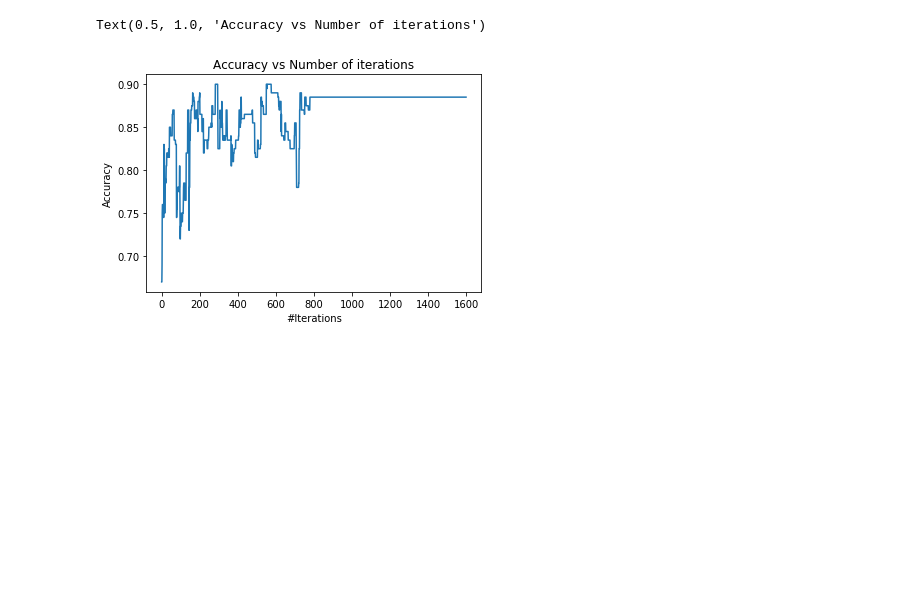
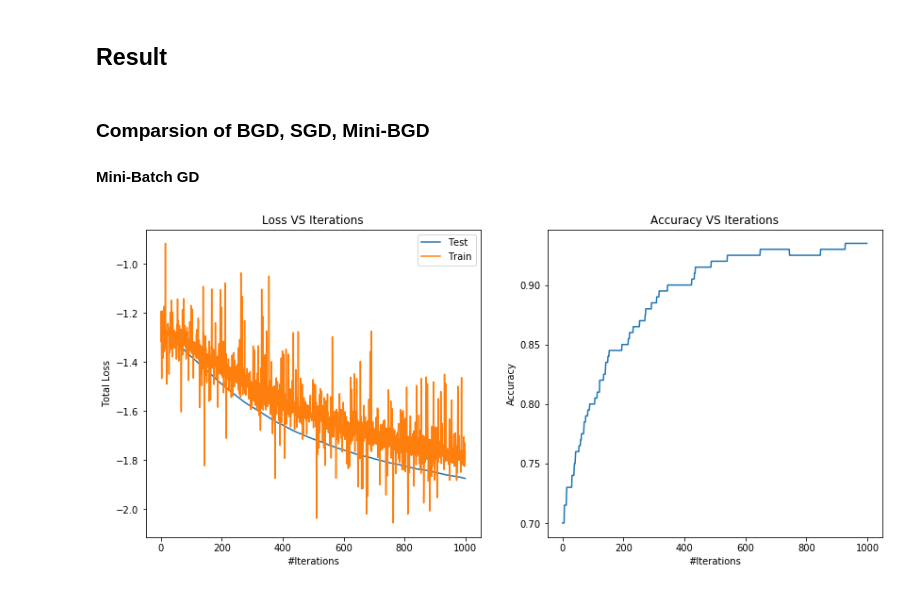
Before and after one commit to lrg1213/CMU_10725_ConvexOpt, a Jupyter notebook: HW6/HW6_Q3.ipynb, the cells around one changed output. Drawn from its saved outputs; the diff is of its cells as text; code cells hidden in the pictures; blank space fills up the shorter version.

```diff
--- a/HW6/HW6_Q3.ipynb
+++ b/HW6/HW6_Q3.ipynb
@@ -184,9 +227,3 @@ def MBGD(X_train,y_train,lr,batch_size,max_iter,epi=1e-6,patience=2,momentum=Fal
         if patience_counter == patience:
             break
     return  train_error_hist, test_error_hist, test_acc_hist
-# %%
-train_error_hist, test_error_hist, test_acc_hist = MBGD(X_train,y_train,lr=0.01,batch_size=512,max_iter=1000,epi=1e-6,patience=2)
-# %%
-train_error_hist, test_error_hist, test_acc_hist = BGD(X_train,y_train,lr=0.01,max_iter=1000,epi=1e-6,patience=2)
-# %%
-train_error_hist, test_error_hist, test_acc_hist = SGD(X_train,y_train,lr=0.01,max_iter=1000,epi=1e-6,patience=2,momentum=False,saga=True)
@@ -203,8 +229,0 @@ plt.legend(("Test error", "Train error"))
-# %%
-plt.plot(test_acc_hist)
-plt.xlabel("#Iterations")
-plt.ylabel("Accuracy")
-plt.title("Accuracy vs Number of iterations")
-# %% [output]
-Text(0.5, 1.0, 'Accuracy vs Number of iterations')
-[figure, removed]
@@ -265,0 +230,47 @@ y = np.array(dataset)[:,-1]
+# %%
+def LR_exp(X,y,split_ratio,method,lr,batch_size=256,max_iter=1000,epi=1e-6,patience=2,momentum=False,saga=False,auto_lr=False):
+    permutations = np.random.permutation(len(X))
+    X, y = np.asarray(X).squeeze(), np.asarray(y)
+    X = X[permutations, :]
+    y = y[permutations]
+    len_test = len(X) // split_ratio
+    len_train = len(X) - len_test
+    X_test, y_test, X_train, y_train = X[:len_test, :], y[:len_test], X[len_test:, :], y[len_test:]
+
+    train_error_hist, test_error_hist, test_acc_hist = method(X_train,
+                                                            y_train,
+                                                            X_test,
+                                                            y_test,
+                                                            lr=lr,
+                                                            batch_size=batch_size,
+                                                            max_iter=max_iter,
+                                                            epi=epi,
+                                                            patience=patience,
+                                                            momentum=momentum,
+                                                            saga=saga,
+                                                            auto_lr=auto_lr)
+    plt.figure(figsize=(14,6))
+    plt
+    plt.subplot(121)
+    plt.plot(test_error_hist)
+    plt.plot(train_error_hist)
+    plt.xlabel("#Iterations")
+    plt.ylabel("Total Loss")
+    plt.title("Loss VS Iterations")
+    plt.legend(("Test", "Train"))
+    plt.subplot(122)
+    plt.plot(test_acc_hist)
+    plt.xlabel("#Iterations")
+    plt.ylabel("Accuracy")
+    plt.title("Accuracy VS Iterations")
+    plt.show()
+# %% [markdown]
+## Result
+# %% [markdown]
+### Comparsion of BGD, SGD, Mini-BGD
+
+#### Mini-Batch GD
+# %%
+LR_exp(X1,y1,5,MBGD,lr=0.01,batch_size=256)
+# %% [output]
+[figure, added]
```
Also changed, not shown: parts of 26 cells of this notebook.
